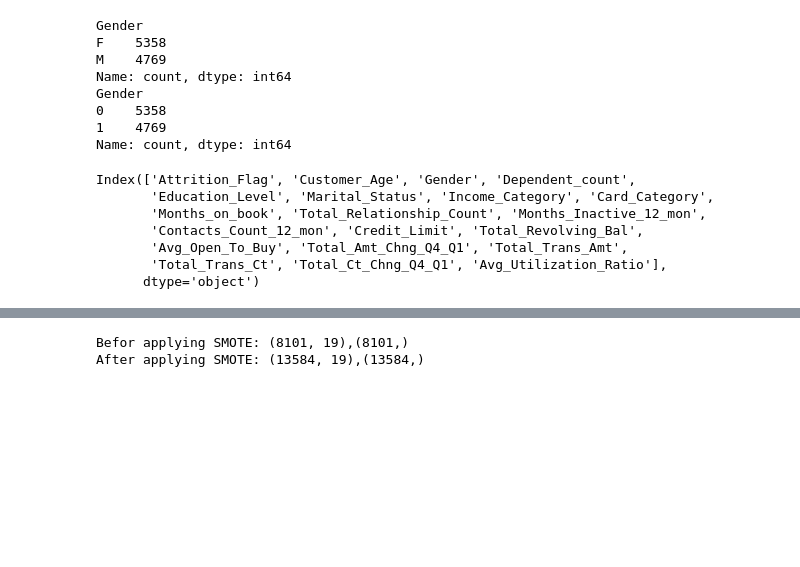
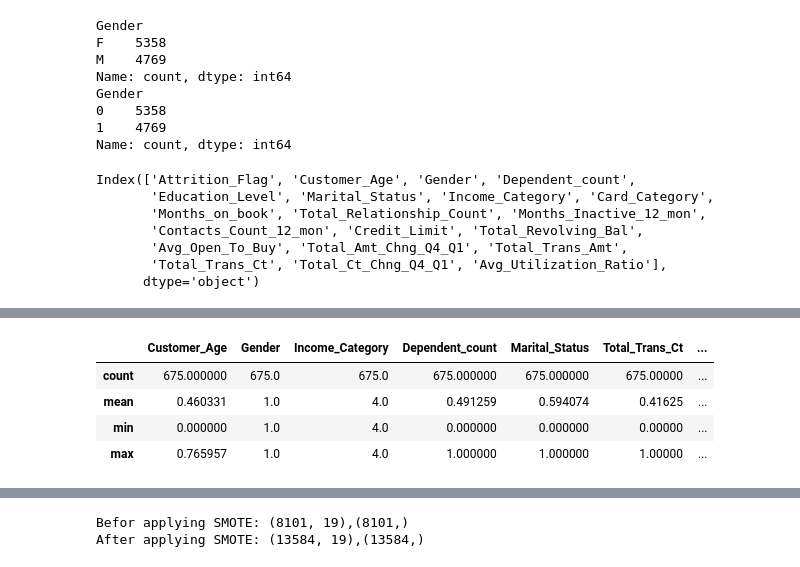
Before and after one commit to shwetara/d2kAssesment, a Jupyter notebook: customer_churn.ipynb, the cells around one changed output, grey strips where cells are left out. Cells and saved outputs as stored; diff of their text form; code cells hidden in the pictures; blank space fills up the shorter version.

```diff
--- a/customer_churn.ipynb
+++ b/customer_churn.ipynb
@@ -390,3 +403,3 @@ for c in demo_df:
 # %%
-demo_df['Cluster']=demo_df["Cluster"].replace({2: 1, 5:4})
-clusters_ = demo_df['Cluster']
+# demo_df['Cluster']=demo_df["Cluster"].replace({2: 1, 5:4})
+# clusters_ = demo_df['Cluster']
@@ -392,0 +437,8 @@ clusters_ = demo_df['Cluster']
+# %%
+demo_df[demo_df.Cluster == 0].describe().iloc[[0, 1, 3,7], :-1]
+# %% [output]
+|  | Customer_Age | Gender | Income_Category | Dependent_count | Marital_Status | Total_Trans_Ct | ... |
+| count | 675.000000 | 675.0 | 675.0 | 675.000000 | 675.000000 | 675.00000 | ... |
+| mean | 0.460331 | 1.0 | 4.0 | 0.491259 | 0.594074 | 0.41625 | ... |
+| min | 0.000000 | 1.0 | 4.0 | 0.000000 | 0.000000 | 0.00000 | ... |
+| max | 0.765957 | 1.0 | 4.0 | 1.000000 | 1.000000 | 1.00000 | ... |
```
Also changed, not shown: parts of 31 cells of this notebook.
